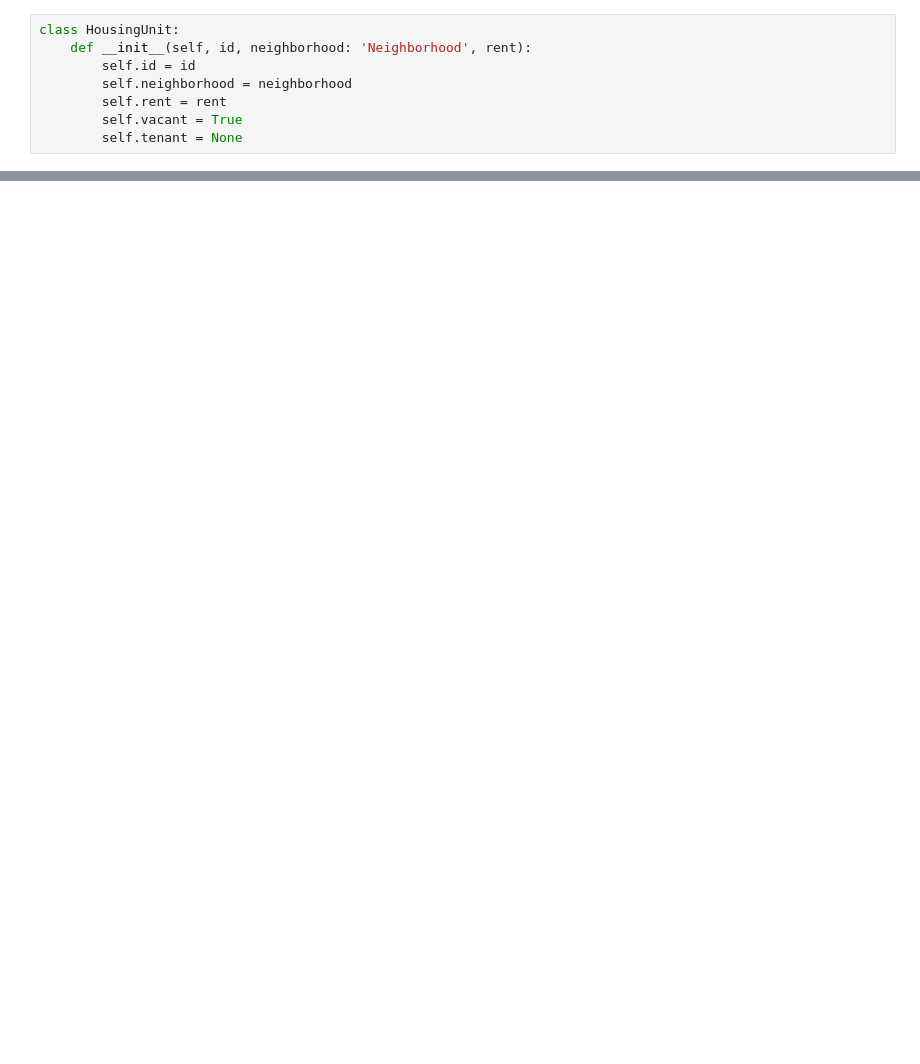
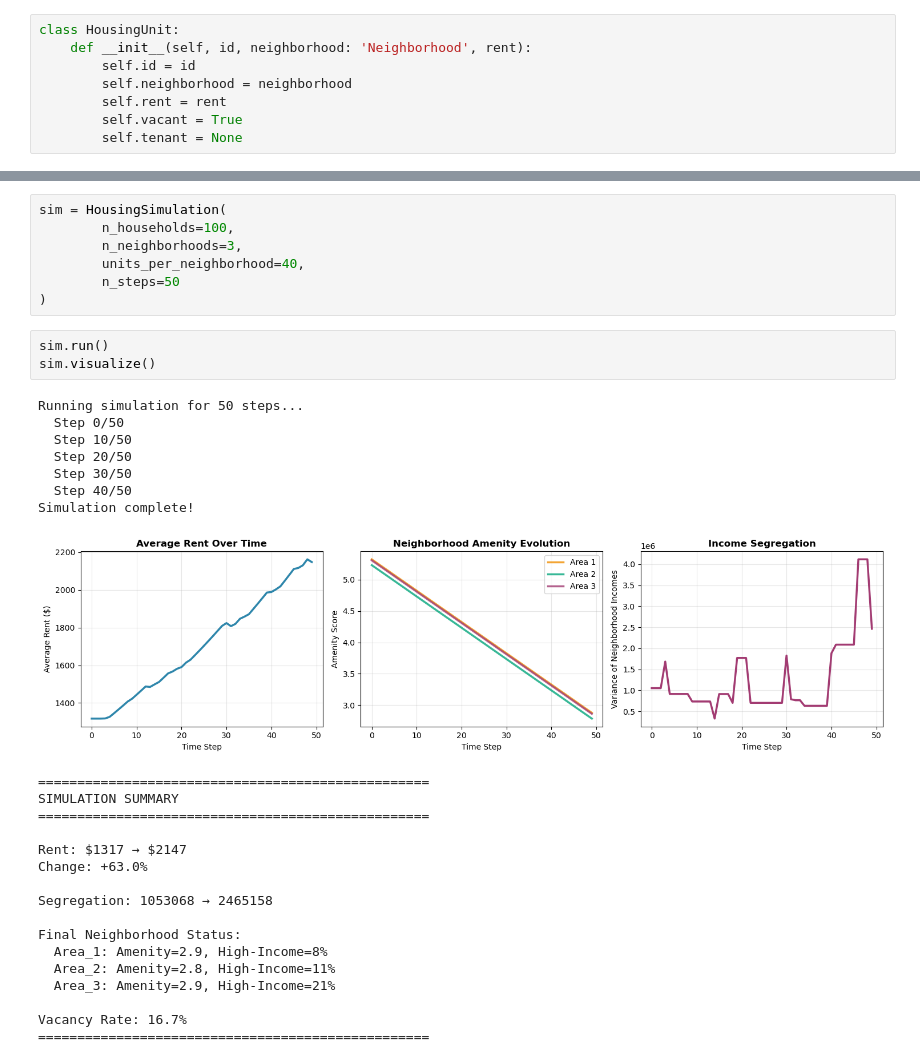
Before and after one commit to Kien123291/housing-market-abm, a Jupyter notebook: housing_market_abm.ipynb, the cells around one changed output, grey strips where cells are left out. Saved outputs shown, nothing was run; the diff lists cells and outputs as text; blank space fills up the shorter version.

```diff
--- a/housing_market_abm.ipynb
+++ b/housing_market_abm.ipynb
@@ -110,0 +334,35 @@ class Landlord:
+# %%
+sim = HousingSimulation(
+        n_households=100,
+        n_neighborhoods=3,
+        units_per_neighborhood=40,
+        n_steps=50
+)
+# %%
+sim.run()
+sim.visualize()
+# %% [output]
+Running simulation for 50 steps...
+  Step 0/50
+  Step 10/50
+  Step 20/50
+  Step 30/50
+  Step 40/50
+Simulation complete!
+[figure, added]
+==================================================
+SIMULATION SUMMARY
+==================================================
+
+Rent: $1317 → $2147
+Change: +63.0%
+
+Segregation: 1053068 → 2465158
+
+Final Neighborhood Status:
+  Area_1: Amenity=2.9, High-Income=8%
+  Area_2: Amenity=2.8, High-Income=11%
+  Area_3: Amenity=2.9, High-Income=21%
+
+Vacancy Rate: 16.7%
+==================================================
```
Also changed, not shown: parts of 8 cells of this notebook.
